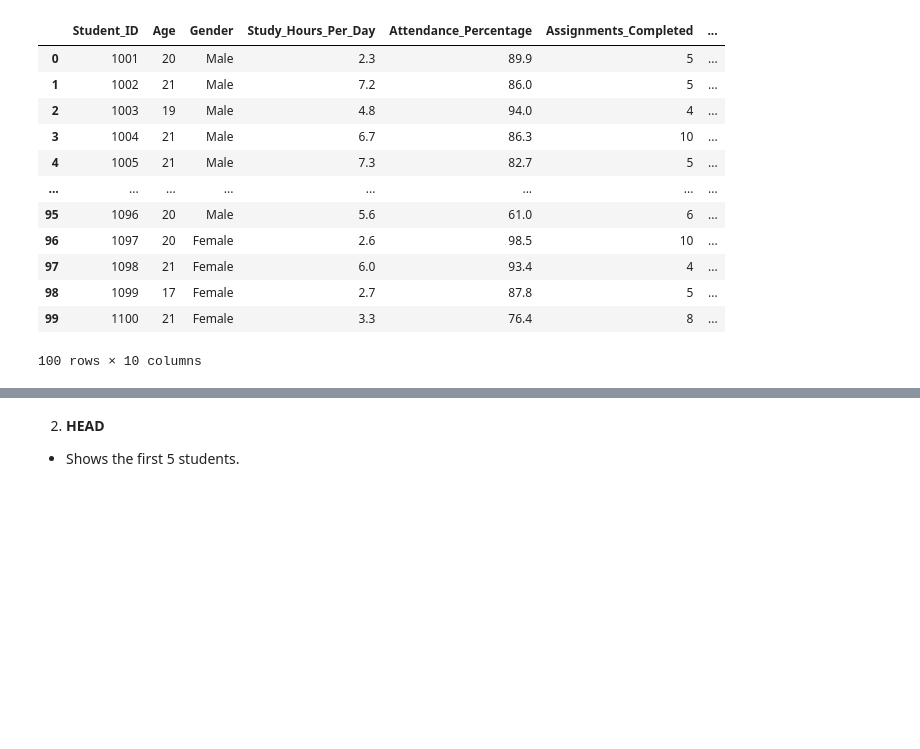
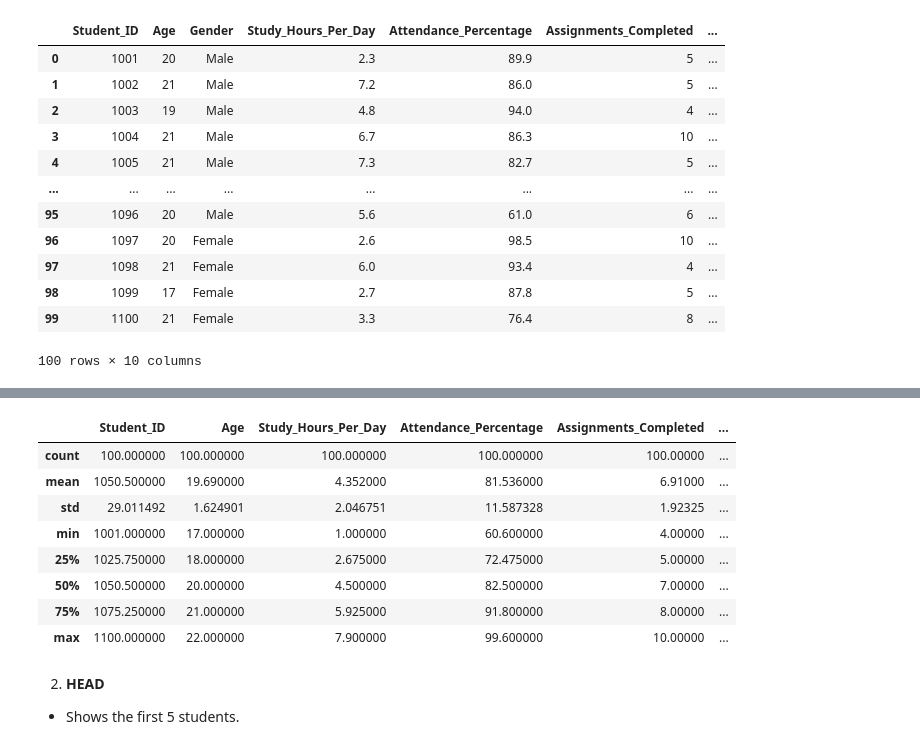
Before and after one commit to liyaemil123/python-project, a Jupyter notebook: pandas/student_performance_analysis.ipynb, the cells around one changed output, grey strips where cells are left out. Cells and saved outputs as stored; diff of their text form; code cells hidden in the pictures; blank space fills up the shorter version.

```diff
--- a/pandas/student_performance_analysis.ipynb
+++ b/pandas/student_performance_analysis.ipynb
@@ -38,3 +70,18 @@ df
+# %%
+# describe()
+# Get statistical information.
+
+df.describe()
+# %% [output]
+|  | Student_ID | Age | Study_Hours_Per_Day | Attendance_Percentage | Assignments_Completed | ... |
+| count | 100.000000 | 100.000000 | 100.000000 | 100.000000 | 100.00000 | ... |
+| mean | 1050.500000 | 19.690000 | 4.352000 | 81.536000 | 6.91000 | ... |
+| std | 29.011492 | 1.624901 | 2.046751 | 11.587328 | 1.92325 | ... |
+| min | 1001.000000 | 17.000000 | 1.000000 | 60.600000 | 4.00000 | ... |
+| 25% | 1025.750000 | 18.000000 | 2.675000 | 72.475000 | 5.00000 | ... |
+| 50% | 1050.500000 | 20.000000 | 4.500000 | 82.500000 | 7.00000 | ... |
+| 75% | 1075.250000 | 21.000000 | 5.925000 | 91.800000 | 8.00000 | ... |
+| max | 1100.000000 | 22.000000 | 7.900000 | 99.600000 | 10.00000 | ... |
 # %% [markdown]
 2. **HEAD**
  - Shows the first 5 students.
```
Also changed, not shown: parts of 3 cells of this notebook.
